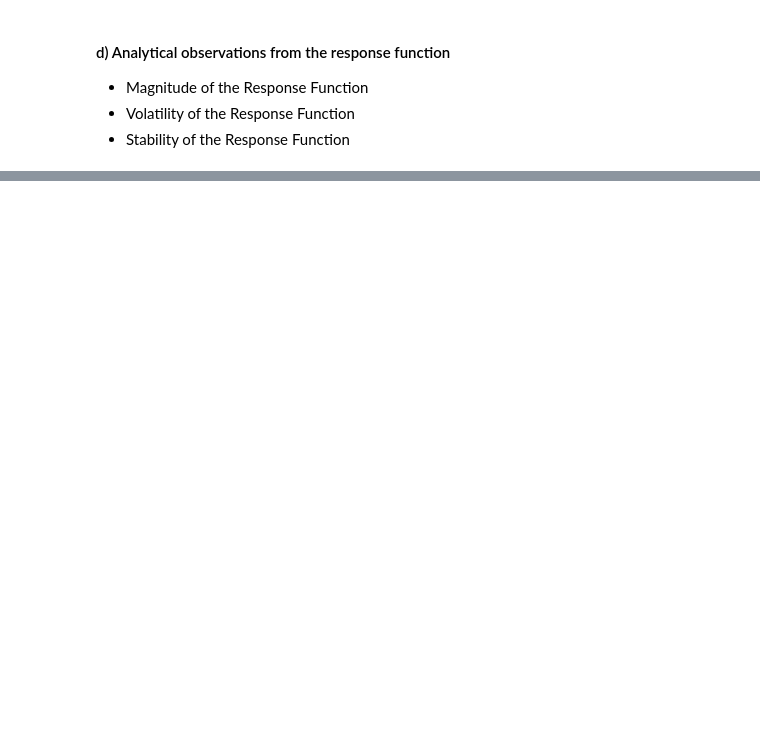
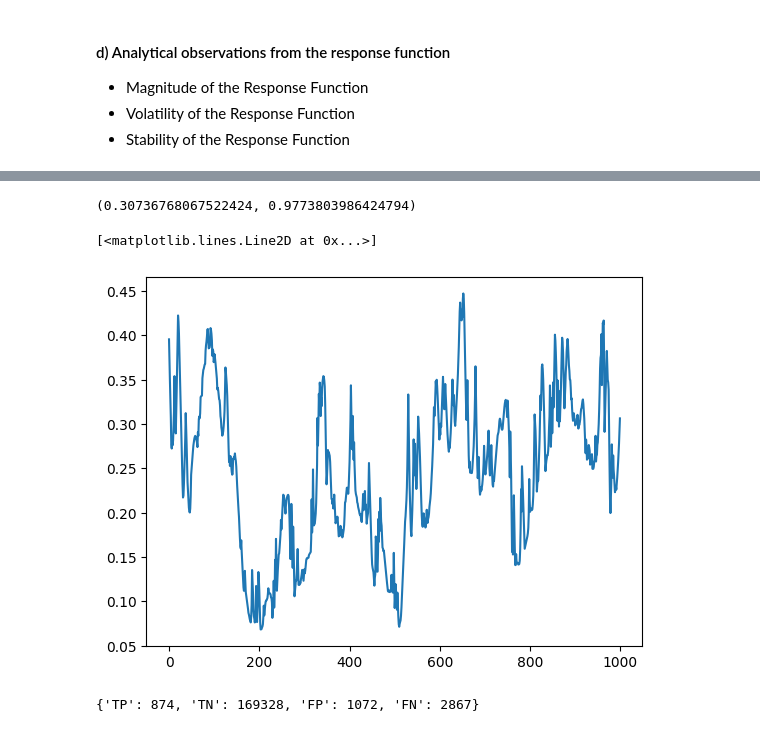
Before and after one commit to yassinech2/Flash_crash, a Jupyter notebook: 5_Crash_Detection.ipynb, the cells around one changed output, grey strips where cells are left out. Cells and saved outputs as stored; diff of their text form; code cells hidden in the pictures; blank space fills up the shorter version.

```diff
--- a/5_Crash_Detection.ipynb
+++ b/5_Crash_Detection.ipynb
@@ -313,0 +457,7 @@ def accuracy(metrics):
+# %%
+df = df_original.copy()
+df = df[ (df.index>= '2010-05-06') & (df.index<= '2010-05-08') ]
+df.dropna(inplace=True)
+df = df.resample('1s').agg({'trade_price': 'mean', 'trade_volume': 'sum', 'ask-price': 'mean', 'bid-price': 'mean', 'ask-volume': 'sum', 'bid-volume': 'sum', 'mid_price': 'mean', 'max_price_pct_change': 'max', 'min_price_pct_change': 'min', 'flash_crash': 'max'})
+df.dropna(inplace=True)
+df
@@ -377 +559,14 @@ F1 score: 0, Accuracy: 1.0
 KeyboardInterrupt:
+# %%
+f1_score(metrics), accuracy(metrics)
+# %% [output]
+(0.30736768067522424, 0.9773803986424794)
+# %%
+plt.plot(total_deviation_list[:1000])
+# %% [output]
+[<matplotlib.lines.Line2D at 0x...>]
+[figure, added]
+# %%
+metrics
+# %% [output]
+{'TP': 874, 'TN': 169328, 'FP': 1072, 'FN': 2867}
```
Also changed, not shown: parts of 12 cells of this notebook, 2 other files.
